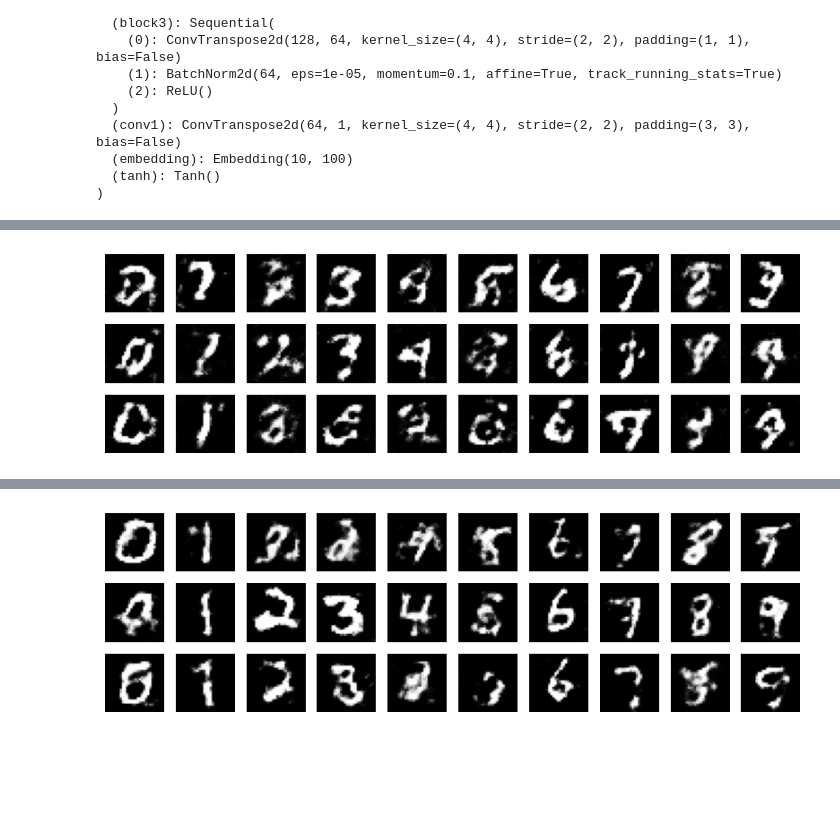
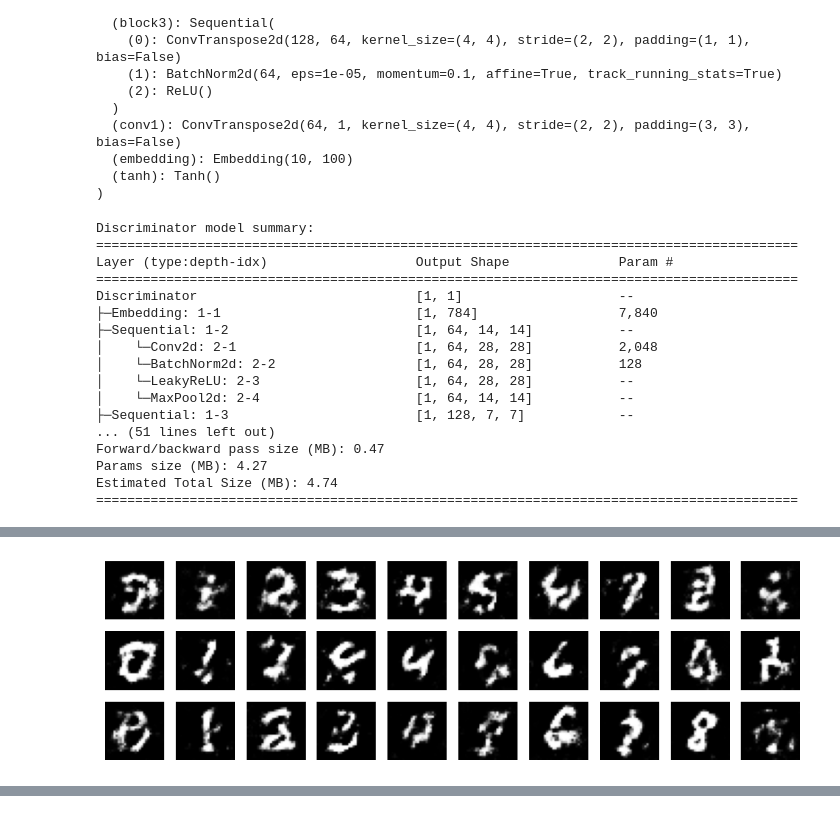
Before and after one commit to 91d906h4/MNIST-C-DCGAN, a Jupyter notebook: src/main.ipynb, the cells around one changed output, grey strips where cells are left out. Saved outputs shown, nothing was run; the diff lists cells and outputs as text; code cells hidden in the pictures; blank space fills up the shorter version.

Commit message:
update: use torchinfo instead using torchsummary

```diff
--- a/src/main.ipynb
+++ b/src/main.ipynb
@@ -55,7 +55,7 @@ train_loader = DataLoader(
 )
 # %%
 # Set model.
-D_MODEL = Discriminator()
+D_MODEL = Discriminator(image_size=28)
 G_MODEL = Generator(z_dim=Z_SHAPE[0])
 
 D_MODEL.to(device=device)
@@ -82,14 +82,32 @@ Generator(
   (tanh): Tanh()
 )
 # %%
-# # Print model summary.
-# print("Discriminator model summary:")
-# summary(D_MODEL, input_size=(1, 64, 64))
-# print()
+# Print model summary.
+print("Discriminator model summary:")
+print(summary(D_MODEL, input_size=[(1, 1, 28, 28), (1,)], dtypes=[torch.int, torch.int]))
+print()
 
-# print("Generator model summary:")
-# summary(G_MODEL, input_size=Z_SHAPE)
-# print()
+print("Generator model summary:")
+print(summary(G_MODEL, input_size=[(1, 100, 1, 1), (1,)], dtypes=[torch.int, torch.int]))
+print()
+# %% [output]
+Discriminator model summary:
+==========================================================================================
+Layer (type:depth-idx)                   Output Shape              Param #
+==========================================================================================
+Discriminator                            [1, 1]                    --
+├─Embedding: 1-1                         [1, 784]                  7,840
+├─Sequential: 1-2                        [1, 64, 14, 14]           --
+│    └─Conv2d: 2-1                       [1, 64, 28, 28]           2,048
+│    └─BatchNorm2d: 2-2                  [1, 64, 28, 28]           128
+│    └─LeakyReLU: 2-3                    [1, 64, 28, 28]           --
+│    └─MaxPool2d: 2-4                    [1, 64, 14, 14]           --
+├─Sequential: 1-3                        [1, 128, 7, 7]            --
+... (51 lines left out)
+Forward/backward pass size (MB): 0.47
+Params size (MB): 4.27
+Estimated Total Size (MB): 4.74
+==========================================================================================
 # %%
 # Set optimizer and loss function.
 d_optimizer = optim.Adam(D_MODEL.parameters(), lr=LEARNING_RATE, betas=(BETA1, BETA2))
@@ -99,5 +117,5 @@ d_loss_fn = nn.BCELoss()
 g_loss_fn = nn.BCELoss()
 # %%
 trainer = Trainer(data_loader=train_loader, batch_size=BATCH_SIZE, d_model=D_MODEL, g_model=G_MODEL, d_optimizer=d_optimizer, g_optimizer=g_optimier, d_loss_fn=d_loss_fn, g_loss_fn=g_loss_fn, device=device, z_shape=Z_SHAPE)
-trainer.train(epochs=2, dg_ratio=2, test=True, test_num=30)
+trainer.train(epochs=1, dg_ratio=2, test=True, test_num=30)
 # %% [output]
@@ -105 +123 @@ Epoch: 0 | Time: 311.532 | D Loss: 0.531 | G Loss: 1.820
-[figure, old version]
+[figure, new version]
@@ -107,4 +124,3 @@ Epoch: 1 | Time: 305.036 | D Loss: 0.703 | G Loss: 1.614
-[figure, removed]
 # %%
 trainer.test(num=60)
 # %% [output]
```
Also changed, not shown: parts of 3 cells of this notebook.
